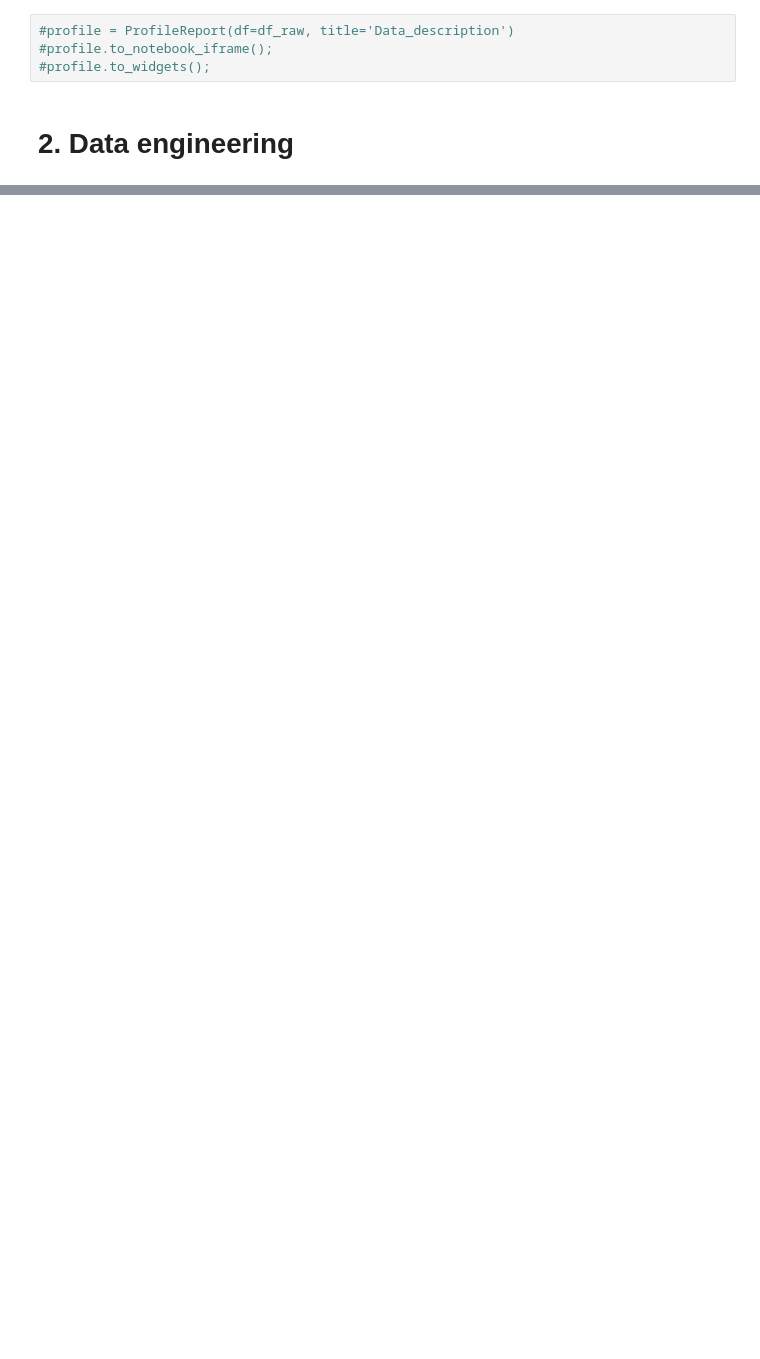
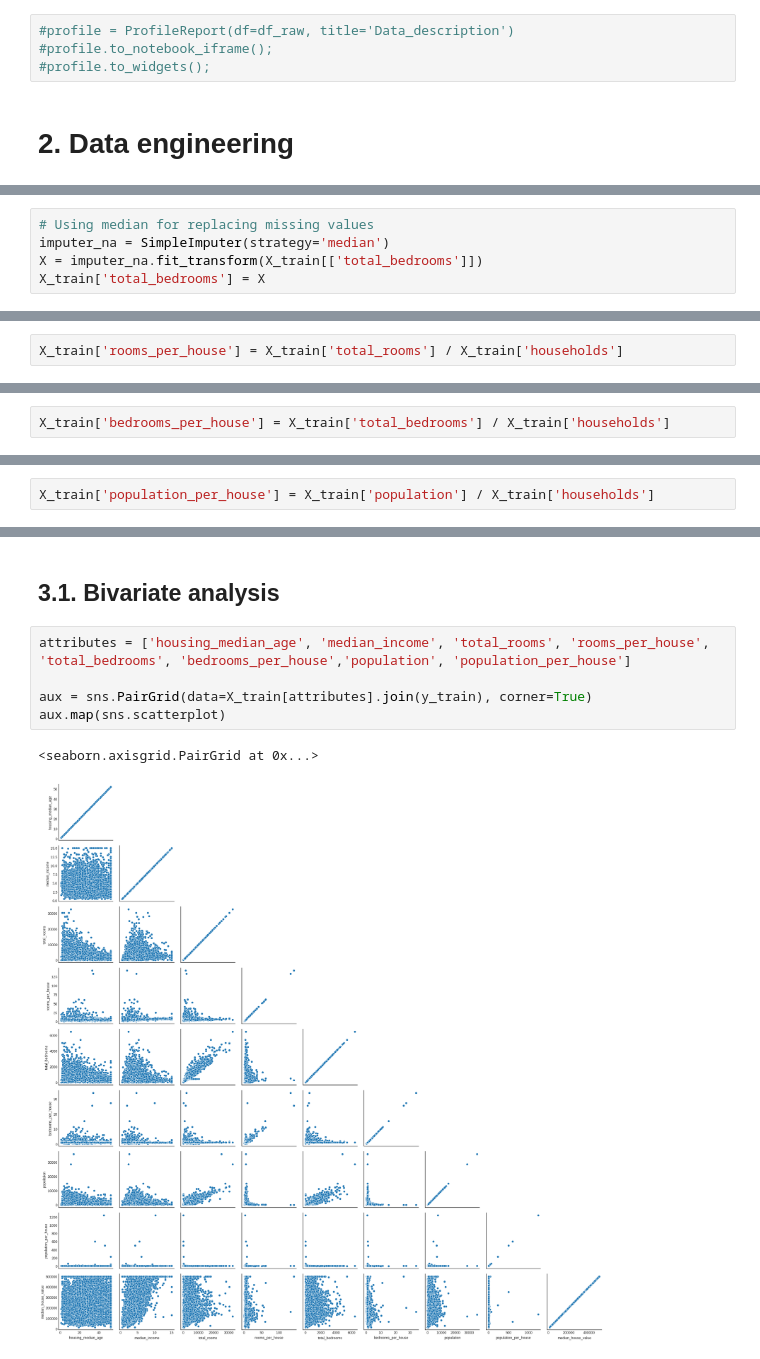
Before and after one commit to ezequielpf/california_house_pricing, a Jupyter notebook: Housing_02.ipynb, the cells around one changed output, grey strips where cells are left out. Saved outputs shown, nothing was run; the diff lists cells and outputs as text; blank space fills up the shorter version.

```diff
--- a/Housing_02.ipynb
+++ b/Housing_02.ipynb
@@ -123,0 +173,5 @@ sns.countplot(data=df_raw, x='ocean_proximity');
+# %%
+# Using median for replacing missing values
+imputer_na = SimpleImputer(strategy='median')
+X = imputer_na.fit_transform(X_train[['total_bedrooms']])
+X_train['total_bedrooms'] = X
@@ -123,0 +195,2 @@ sns.countplot(data=df_raw, x='ocean_proximity');
+# %%
+X_train['rooms_per_house'] = X_train['total_rooms'] / X_train['households']
@@ -123,0 +199,2 @@ sns.countplot(data=df_raw, x='ocean_proximity');
+# %%
+X_train['bedrooms_per_house'] = X_train['total_bedrooms'] / X_train['households']
@@ -123,0 +203,2 @@ sns.countplot(data=df_raw, x='ocean_proximity');
+# %%
+X_train['population_per_house'] = X_train['population'] / X_train['households']
@@ -125,0 +224,10 @@ sns.countplot(data=df_raw, x='ocean_proximity');
+# %% [markdown]
+## 3.1. Bivariate analysis
+# %%
+attributes = ['housing_median_age', 'median_income', 'total_rooms', 'rooms_per_house', 'total_bedrooms', 'bedrooms_per_house','population', 'population_per_house']
+
+aux = sns.PairGrid(data=X_train[attributes].join(y_train), corner=True)
+aux.map(sns.scatterplot)
+# %% [output]
+<seaborn.axisgrid.PairGrid at 0x...>
+[figure, added]
```
Also changed, not shown: parts of 35 cells of this notebook.
